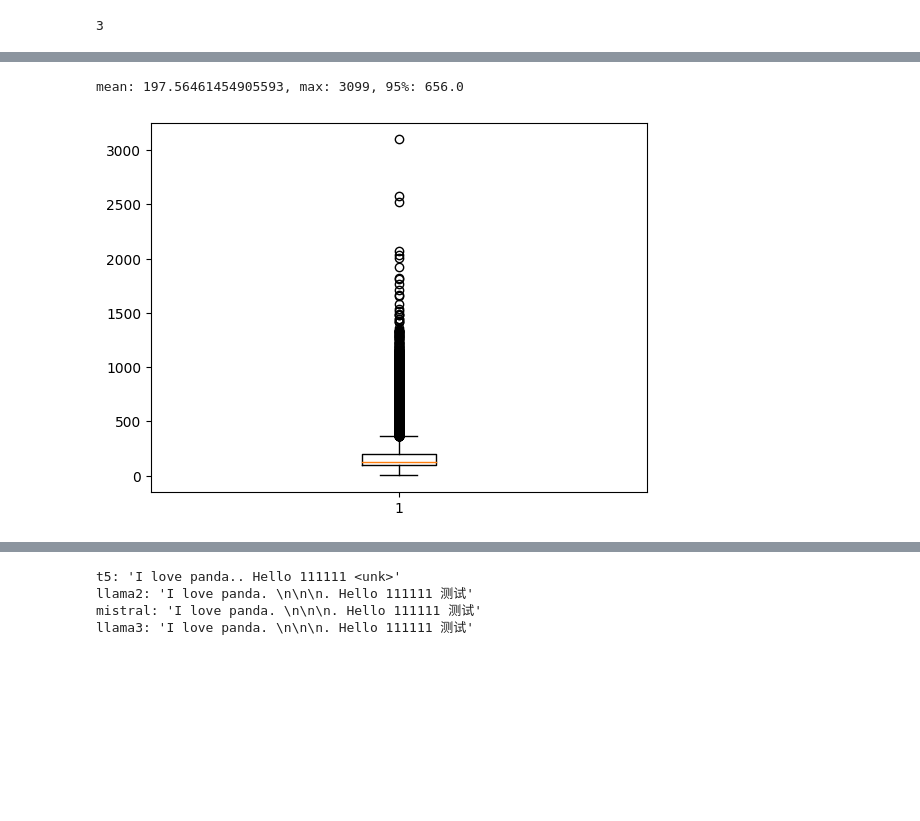
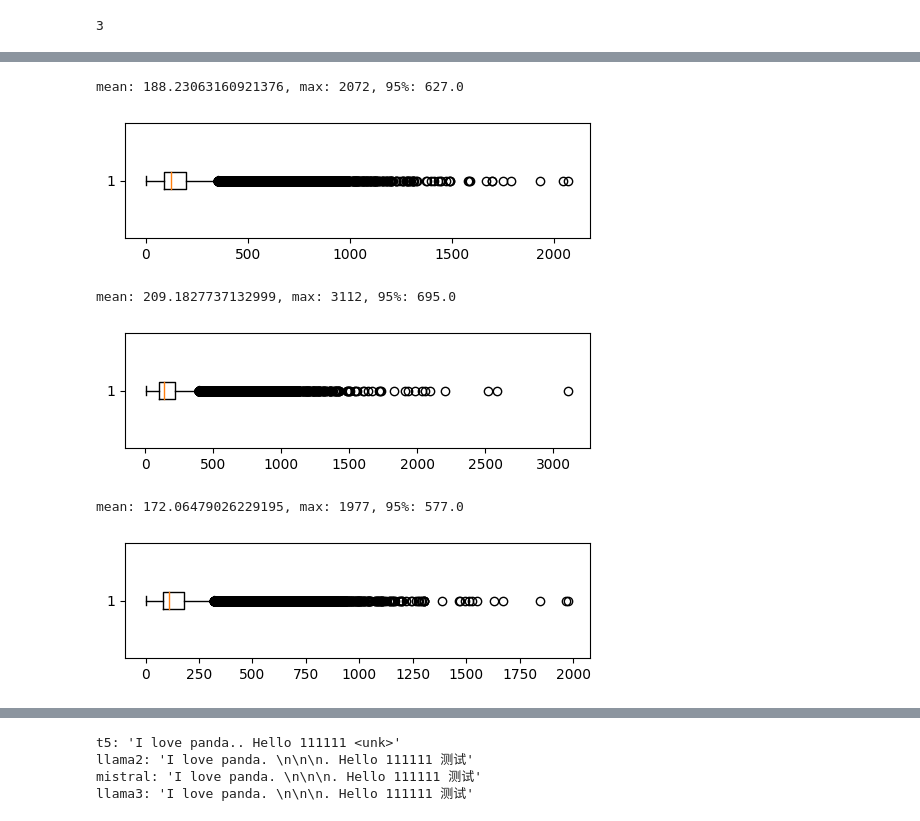
Before and after one commit to srhthu/ContClause, a Jupyter notebook: scripts/jupyter/check_pro_data.ipynb, the cells around one changed output, grey strips where cells are left out. Saved outputs shown, nothing was run; the diff lists cells and outputs as text; code cells hidden in the pictures; blank space fills up the shorter version.

Commit message:
data process of split long para and training bash files

```diff
--- a/scripts/jupyter/check_pro_data.ipynb
+++ b/scripts/jupyter/check_pro_data.ipynb
@@ -54,6 +53,11 @@ all_para_len_llama3 = [get_enc_len(t, tk_llama3) for t in tqdm(all_para_text)]
 # %%
 all_para_len_mistral = [get_enc_len(t, tk_mistral) for t in tqdm(all_para_text)]
 # %%
-qunt_95 = np.quantile(all_para_len_t5, 0.95)
-print(f'mean: {np.mean(all_para_len_t5)}, max: {np.max(all_para_len_t5)}, 95%: {qunt_95}')
-_ = plt.boxplot(all_para_len_t5)
+def show_length_stat(x, figsize = (6,1.5)):
+    """
+    Print statistics of a list of int.
+    """
+    qunt_95 = np.quantile(x, 0.95)
+    print(f'mean: {np.mean(x)}, max: {np.max(x)}, 95%: {qunt_95}')
+    plt.figure(figsize = figsize)
+    _ = plt.boxplot(x, vert = False)
@@ -77,7 +63,0 @@ mean: 172.06479026229195, max: 1977, 95%: 577.0
-# %%
-qunt_95 = np.quantile(all_para_len_mistral, 0.95)
-print(f'mean: {np.mean(all_para_len_mistral)}, max: {np.max(all_para_len_mistral)}, 95%: {qunt_95}')
-_ = plt.boxplot(all_para_len_mistral)
-# %% [output]
-mean: 197.56461454905593, max: 3099, 95%: 656.0
-[figure, removed]
@@ -85,0 +64,15 @@ tk_t5lg = AutoTokenizer.from_pretrained('google/flan-t5-large', cache_dir = '/ne
+# %%
+show_length_stat(all_para_len_t5)
+# %% [output]
+mean: 188.23063160921376, max: 2072, 95%: 627.0
+[figure, added]
+# %%
+show_length_stat(all_para_len_llama2)
+# %% [output]
+mean: 209.1827737132999, max: 3112, 95%: 695.0
+[figure, added]
+# %%
+show_length_stat(all_para_len_llama3)
+# %% [output]
+mean: 172.06479026229195, max: 1977, 95%: 577.0
+[figure, added]
```
Also changed, not shown: parts of 31 cells of this notebook, 51 other files.
